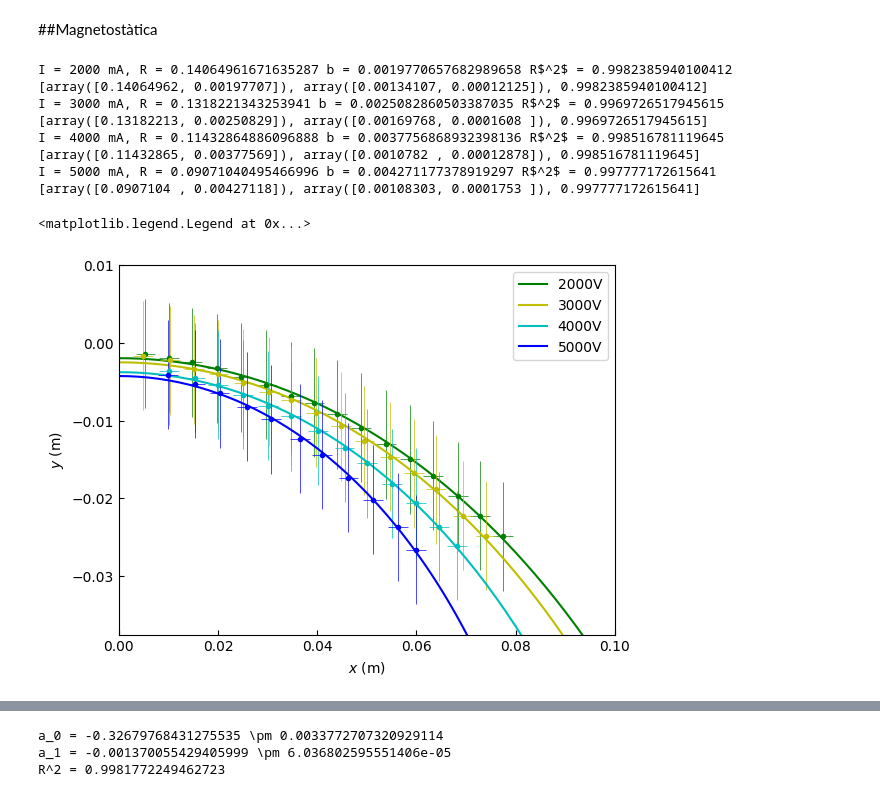
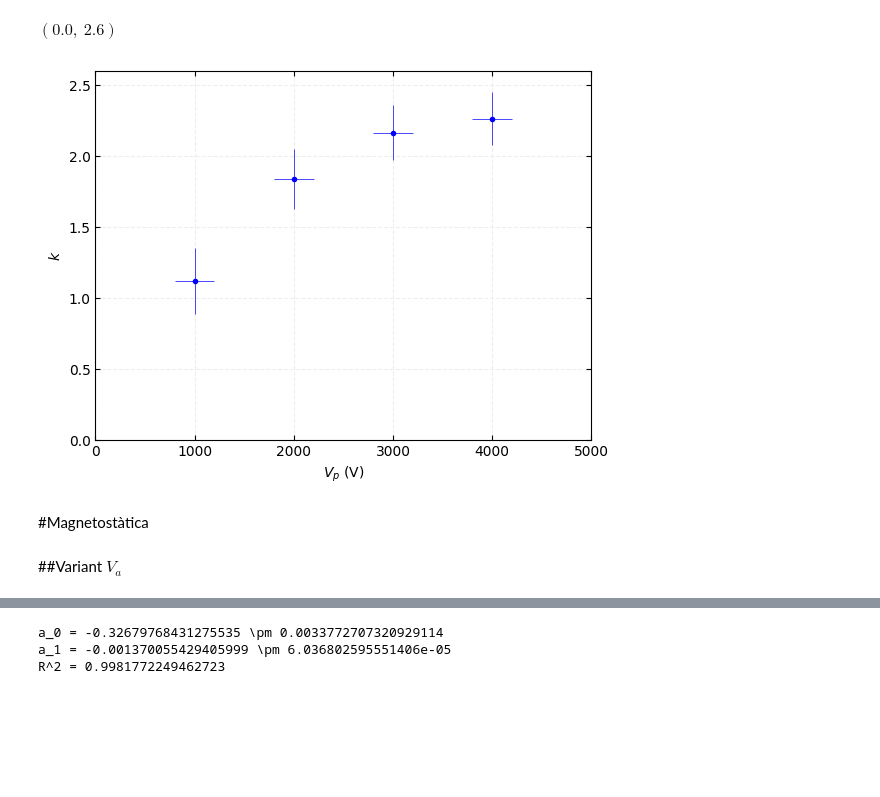
Before and after one commit to sarasame00/laboElectro, a Jupyter notebook: 5.RaigsCatodics/catodics.ipynb, the cells around one changed output, grey strips where cells are left out. Saved outputs shown, nothing was run; the diff lists cells and outputs as text; code cells hidden in the pictures; blank space fills up the shorter version.

```diff
--- a/5.RaigsCatodics/catodics.ipynb
+++ b/5.RaigsCatodics/catodics.ipynb
@@ -90,3 +113,21 @@ V_p =4000, k =2.262418009526262
+# %%
+kss = fl.Variable('ks', np.array(ks), np.array(iks))
+vps = fl.Variable('vps', np.array(Vp), 200)
+
+fig = plt.figure()
+ax = fig.add_subplot()
+
+fl.plotDades(ax, vps, kss, color = 'b')
+
+plt.xlabel('$V_p$ (V)')
+plt.ylabel('$k$')
+plt.xlim(0, 5000)
+plt.ylim(0, 2.6)
+# %% [output]
+$\displaystyle \left( 0.0, \  2.6\right)$
+[figure, added]
 # %% [markdown]
-##Magnetostàtica
+#Magnetostàtica
+# %% [markdown]
+##Variant $V_a$
 # %%
@@ -101,60 +144,3 @@ y4kV = np.array([-0.3623188405797102, -0.4492753623188406, -0.536231884057971, -
 
 x5kV = np.array([1, 1.5384615384615385, 2.0307692307692307, 2.5846153846153848, 3.076923076923077, 3.6461538461538465, 4.092307692307692, 4.630769230769231, 5.1230769230769235, 5.630769230769231, 6])
 y5kV = np.array([-0.4117647058823528, -0.5294117647058822, -0.6470588235294117, -0.8235294117647058, -0.9852941176470589, -1.2352941176470589, -1.441176470588235, -1.7352941176470589, -2.014705882352941, -2.3676470588235294, -2.661764705882353])
-# %%
-lista = [[x2kV,y2kV,2000],[x3kV,y3kV,3000],[x4kV,y4kV,4000],[x5kV,y5kV,5000]]
-
-u = np.arange(0, 0.2, 0.001)
-
-fig = plt.figure()
-ax= fig.add_subplot()
-ax.tick_params(direction='in')
-ax.set_ylim(-0.0375,0.01)
-ax.set_xlim(0,0.1)
-
-colors= ['g','y','c','b','m','r','#ff870c','#ffd645']
-num = 0
-
-for v in lista:
-
-  def func(x, R, B):
-    return  -R + np.sqrt(R**2-x**2) - B
-
-  color = colors[num]
-
-  curve = fl.curveFit(func, v[0]/100, v[1]/100, graf=True)
-
-  ax.errorbar(v[0]/100,
-                v[1]/100,
-                xerr = 0.002,
-                yerr = 0.007,
-                capsize = 0,
-                elinewidth = 0.5,
-                linewidth = 0,
-                marker = 'o',
-                markersize = 3,
-                markerfacecolor = color,
-                markeredgecolor = color,
-                ecolor = color,
-                )
-  plt.plot(u, func(u, curve[0][0],curve[0][1]),label = str(v[2])+'V', c=color)
-  print('I = '+ str(v[2]) + ' mA, R = ' + str(curve[0][0]) + ' b = ' + str(curve[0][1]) + ' R$^2$ = ' + str(curve[2]) )
-
-  print(curve)
-  num += 1
-
-plt.xlabel('$x$ (m)')
-plt.ylabel('$y$ (m)')
-
-plt.legend()
-# %% [output]
-I = 2000 mA, R = 0.14064961671635287 b = 0.0019770657682989658 R$^2$ = 0.9982385940100412
-[array([0.14064962, 0.00197707]), array([0.00134107, 0.00012125]), 0.9982385940100412]
-I = 3000 mA, R = 0.1318221343253941 b = 0.0025082860503387035 R$^2$ = 0.9969726517945615
-[array([0.13182213, 0.00250829]), array([0.00169768, 0.0001608 ]), 0.9969726517945615]
-I = 4000 mA, R = 0.11432864886096888 b = 0.0037756868932398136 R$^2$ = 0.998516781119645
-[array([0.11432865, 0.00377569]), array([0.0010782 , 0.00012878]), 0.998516781119645]
-I = 5000 mA, R = 0.09071040495466996 b = 0.004271177378919297 R$^2$ = 0.997777172615641
-[array([0.0907104 , 0.00427118]), array([0.00108303, 0.0001753 ]), 0.997777172615641]
-<matplotlib.legend.Legend at 0x...>
-[figure, removed]
```
Also changed, not shown: parts of 19 cells of this notebook.
